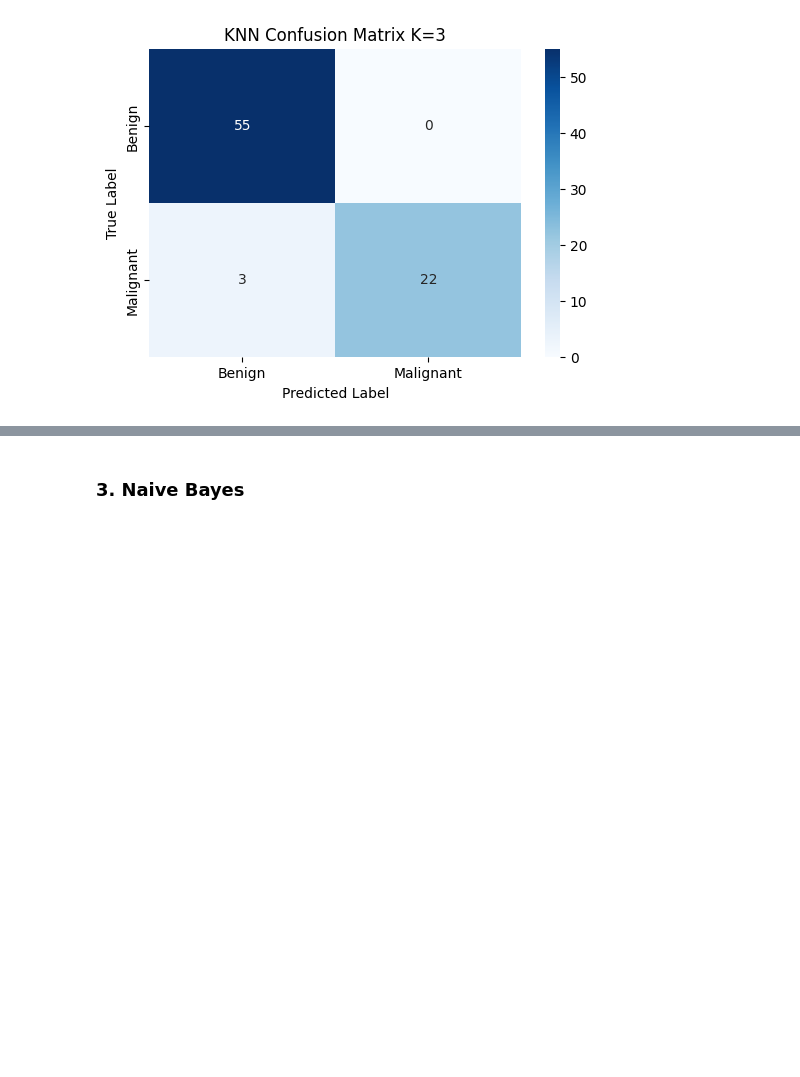
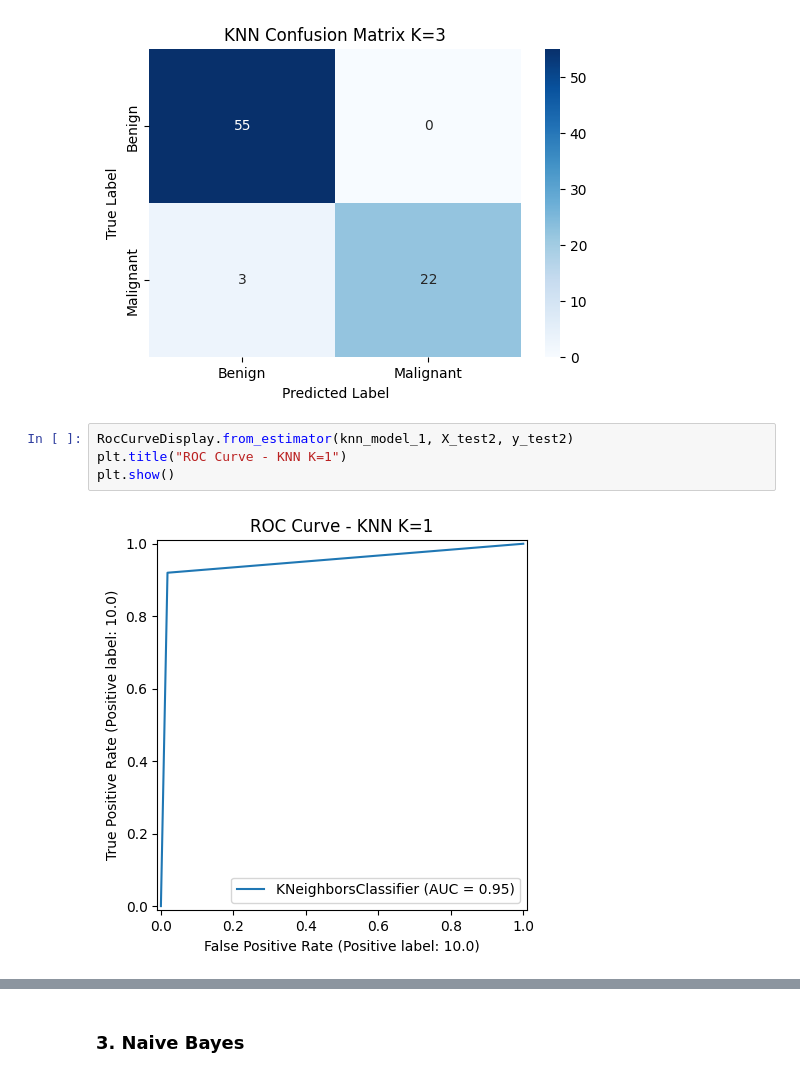
Before and after one commit to youssef-mohamed1809/Type-of-Breast-Cancer-Prediction, a Jupyter notebook: main.ipynb, the cells around one changed output, grey strips where cells are left out. Saved outputs shown, nothing was run; the diff lists cells and outputs as text; blank space fills up the shorter version.

```diff
--- a/main.ipynb
+++ b/main.ipynb
@@ -587,3 +600,9 @@ plot_confusion_matrix(y_test2, y_pred2_3, "KNN Confusion Matrix K=3")
 # %% [output]
 [figure]
 [figure]
+# %%
+RocCurveDisplay.from_estimator(knn_model_1, X_test2, y_test2)
+plt.title("ROC Curve - KNN K=1")
+plt.show()
+# %% [output]
+[figure, added]
```
Also changed, not shown: parts of 8 cells of this notebook.
